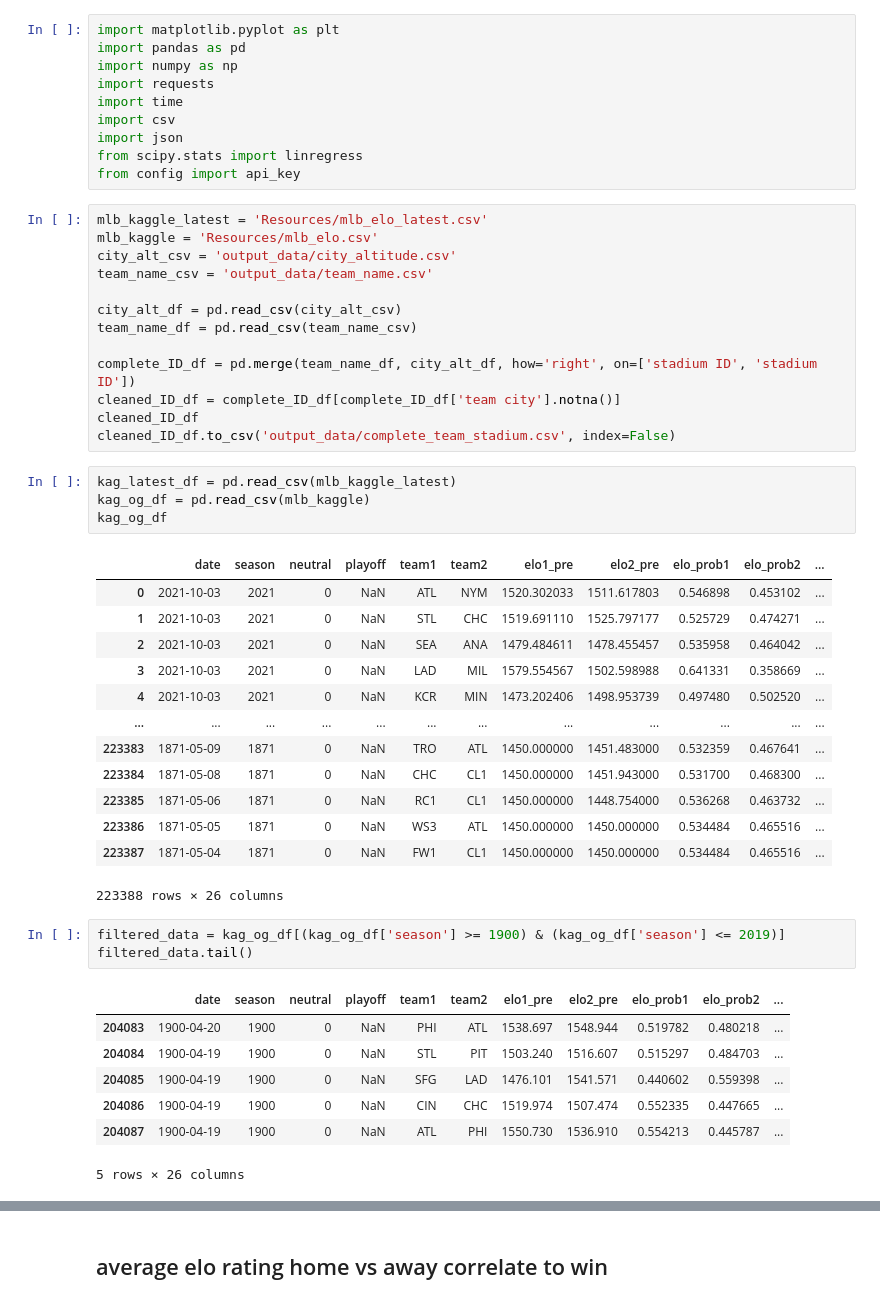
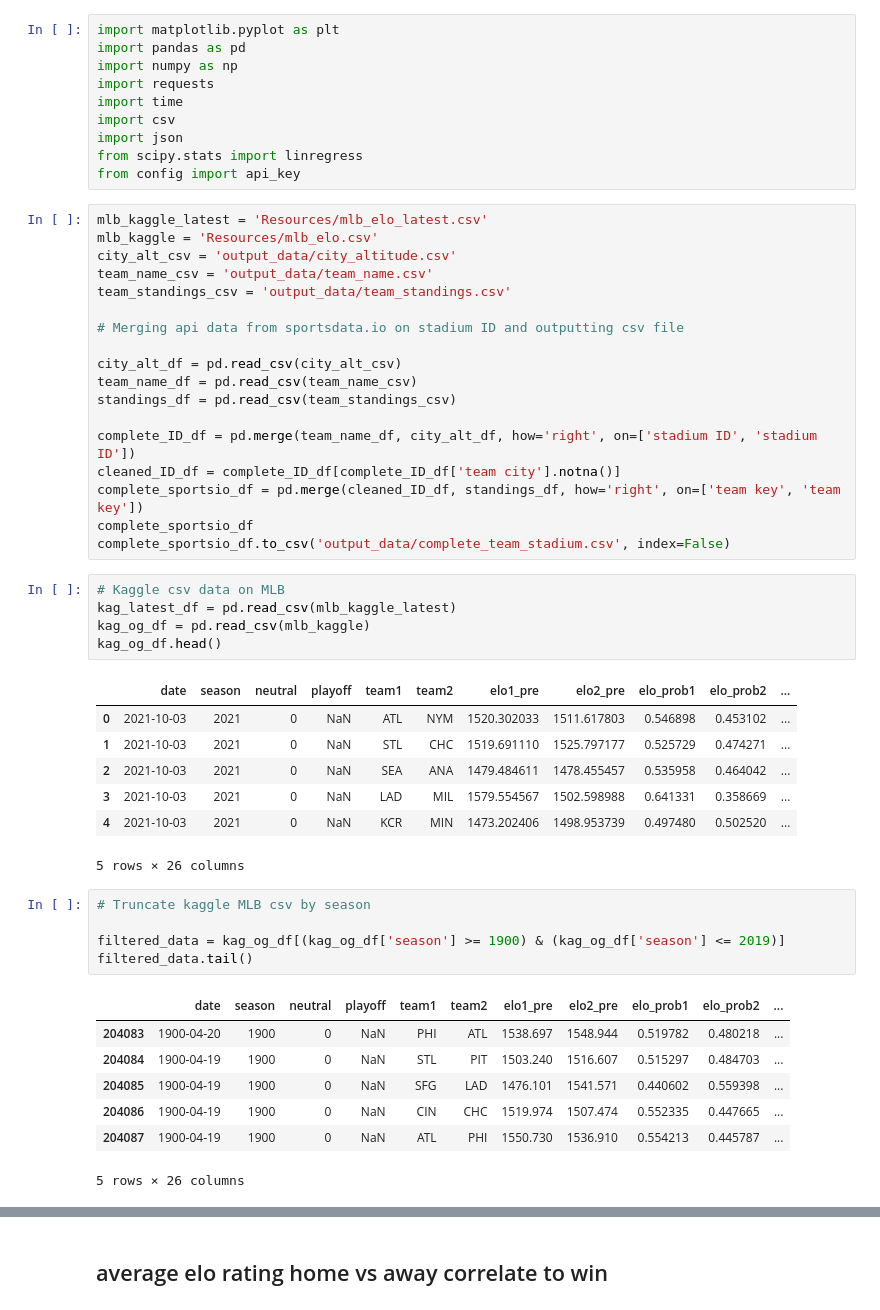
Before and after one commit to johnnycapra/Project_1, a Jupyter notebook: MLB_Analysis.ipynb, the cells around one changed output, grey strips where cells are left out. Drawn from its saved outputs; the diff is of its cells as text.

Commit message:
added new api data to csv

```diff
--- a/MLB_Analysis.ipynb
+++ b/MLB_Analysis.ipynb
@@ -13,33 +13,35 @@ mlb_kaggle_latest = 'Resources/mlb_elo_latest.csv'
 mlb_kaggle = 'Resources/mlb_elo.csv'
 city_alt_csv = 'output_data/city_altitude.csv'
 team_name_csv = 'output_data/team_name.csv'
+team_standings_csv = 'output_data/team_standings.csv'
+
+# Merging api data from sportsdata.io on stadium ID and outputting csv file
 
 city_alt_df = pd.read_csv(city_alt_csv)
 team_name_df = pd.read_csv(team_name_csv)
+standings_df = pd.read_csv(team_standings_csv)
 
 complete_ID_df = pd.merge(team_name_df, city_alt_df, how='right', on=['stadium ID', 'stadium ID'])
 cleaned_ID_df = complete_ID_df[complete_ID_df['team city'].notna()]
-cleaned_ID_df
-cleaned_ID_df.to_csv('output_data/complete_team_stadium.csv', index=False)
+complete_sportsio_df = pd.merge(cleaned_ID_df, standings_df, how='right', on=['team key', 'team key'])
+complete_sportsio_df
+complete_sportsio_df.to_csv('output_data/complete_team_stadium.csv', index=False)
 # %%
+# Kaggle csv data on MLB
 kag_latest_df = pd.read_csv(mlb_kaggle_latest)
 kag_og_df = pd.read_csv(mlb_kaggle)
-kag_og_df
+kag_og_df.head()
 # %% [output]
 |  | date | season | neutral | playoff | team1 | team2 | elo1_pre | elo2_pre | elo_prob1 | elo_prob2 | ... |
 | 0 | 2021-10-03 | 2021 | 0 | NaN | ATL | NYM | 1520.302033 | 1511.617803 | 0.546898 | 0.453102 | ... |
 | 1 | 2021-10-03 | 2021 | 0 | NaN | STL | CHC | 1519.691110 | 1525.797177 | 0.525729 | 0.474271 | ... |
 | 2 | 2021-10-03 | 2021 | 0 | NaN | SEA | ANA | 1479.484611 | 1478.455457 | 0.535958 | 0.464042 | ... |
 | 3 | 2021-10-03 | 2021 | 0 | NaN | LAD | MIL | 1579.554567 | 1502.598988 | 0.641331 | 0.358669 | ... |
 | 4 | 2021-10-03 | 2021 | 0 | NaN | KCR | MIN | 1473.202406 | 1498.953739 | 0.497480 | 0.502520 | ... |
-| ... | ... | ... | ... | ... | ... | ... | ... | ... | ... | ... | ... |
-| 223383 | 1871-05-09 | 1871 | 0 | NaN | TRO | ATL | 1450.000000 | 1451.483000 | 0.532359 | 0.467641 | ... |
-| 223384 | 1871-05-08 | 1871 | 0 | NaN | CHC | CL1 | 1450.000000 | 1451.943000 | 0.531700 | 0.468300 | ... |
-| 223385 | 1871-05-06 | 1871 | 0 | NaN | RC1 | CL1 | 1450.000000 | 1448.754000 | 0.536268 | 0.463732 | ... |
-| 223386 | 1871-05-05 | 1871 | 0 | NaN | WS3 | ATL | 1450.000000 | 1450.000000 | 0.534484 | 0.465516 | ... |
-| 223387 | 1871-05-04 | 1871 | 0 | NaN | FW1 | CL1 | 1450.000000 | 1450.000000 | 0.534484 | 0.465516 | ... |
-223388 rows × 26 columns
+5 rows × 26 columns
 # %%
+# Truncate kaggle MLB csv by season
+
 filtered_data = kag_og_df[(kag_og_df['season'] >= 1900) & (kag_og_df['season'] <= 2019)]
 filtered_data.tail()
 # %% [output]
```
Also changed, not shown: parts of 9 cells of this notebook, 4 other files.
